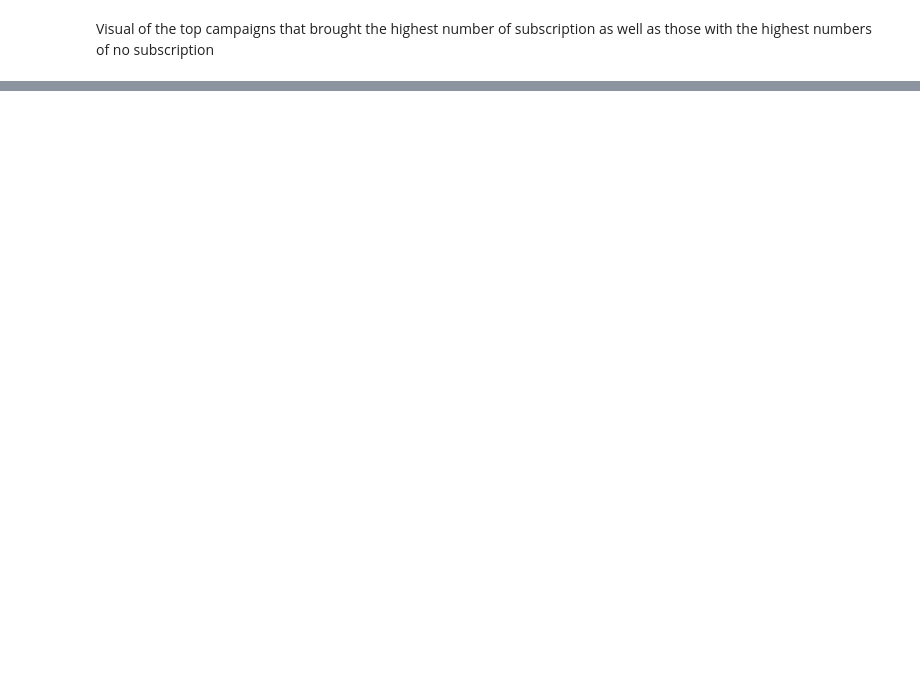
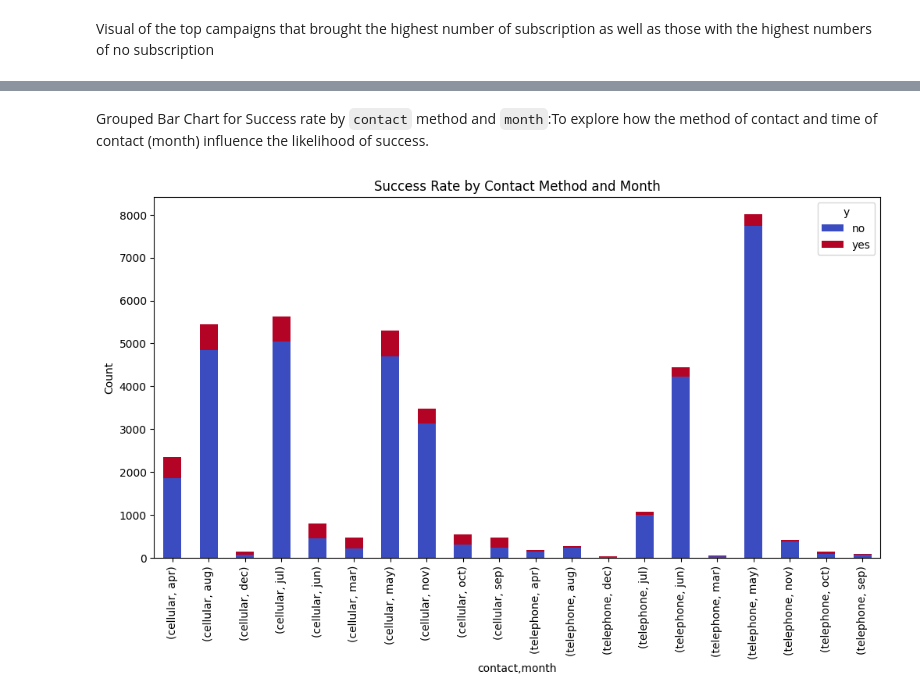
Before and after one commit to Mweru/Bank-Marketing-Data-Analysis, a Jupyter notebook: Bank_Marketing_Data_Analysis.ipynb, the cells around one changed output, grey strips where cells are left out. Cells and saved outputs as stored; diff of their text form; code cells hidden in the pictures; blank space fills up the shorter version.

```diff
--- a/Bank_Marketing_Data_Analysis.ipynb
+++ b/Bank_Marketing_Data_Analysis.ipynb
@@ -117,0 +154,10 @@ plt.show()
+# %% [markdown]
+Grouped Bar Chart for Success rate by `contact` method and `month`:To explore how the method of contact and time of contact (month) influence the likelihood of success.
+# %%
+contact_month_df = df.groupby(['contact', 'month', 'y']).size().unstack().fillna(0)
+contact_month_df.plot(kind='bar', stacked=True, figsize=(12, 6), colormap='coolwarm')
+plt.title('Success Rate by Contact Method and Month')
+plt.ylabel('Count')
+plt.show()
+# %% [output]
+[figure, added]
```
Also changed, not shown: parts of 21 cells of this notebook.
